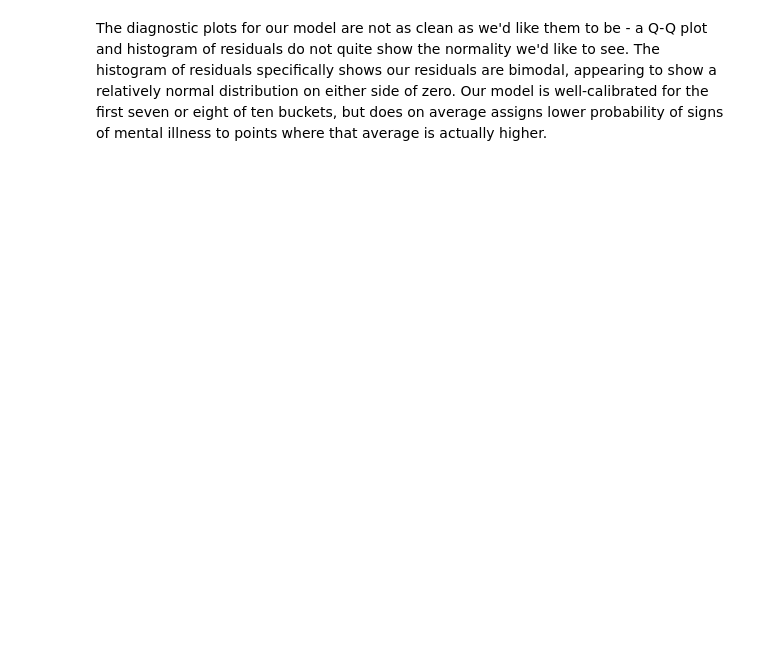
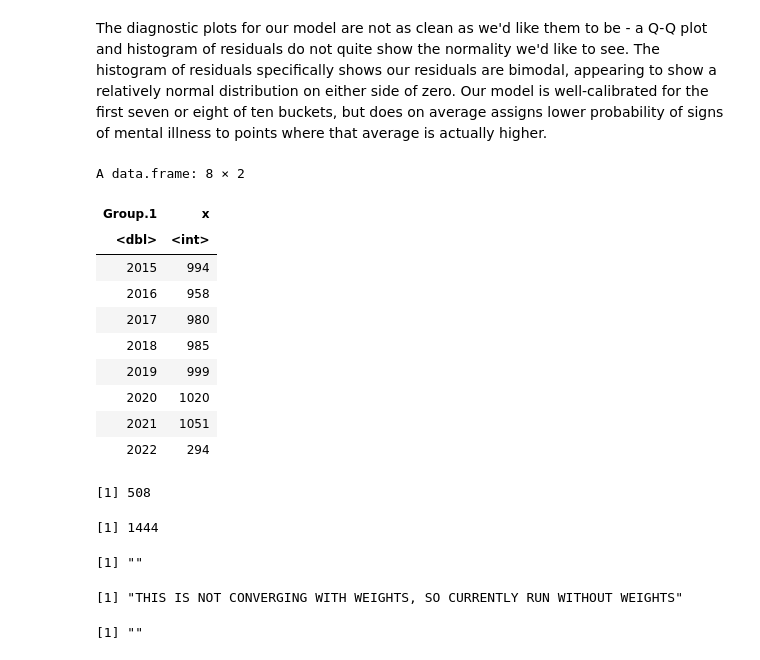
Before and after one commit to spacegoat1/data2020_project, a Jupyter notebook: 2_model_selection.ipynb, the cells around one changed output. Cells and saved outputs as stored; diff of their text form; code cells hidden in the pictures; blank space fills up the shorter version.

Commit message:
split batches

```diff
--- a/2_model_selection.ipynb
+++ b/2_model_selection.ipynb
@@ -183,7 +202,4 @@ names(data)
 
 pos_prop = 1575/(1575 + 5706) # proportion of records where the response variable is positive
 neg_prop = 1 - pos_prop
-response_weights <- ifelse(data$signs_of_mental_illness == 1, 1/pos_prop, 1/neg_prop)
-model_overall <- glmer(signs_of_mental_illness ~ armed + age + gender + race + flee + body_camera + (1|state),
-                    data=data, family="binomial", weights=response_weights)
-summary(model_overall)
+response_weights <- ifelse(data$signs_of_mental_illness == 'True', 1/pos_prop, 1/neg_prop)
@@ -346,4 +576,20 @@ The diagnostic plots for our model are not as clean as we'd like them to be - a
 # %%
 #  2. Once this final model has been decided, split the data into batches by year, and fit the model to each batch individually
 #     + Compare coefficients of fitted models across batches to interpret how things are changing/staying the same over time
 #     + Also check goodness of fit and residuals for each batch
+
+data = data %>% mutate(yr = year(date))
+data$rw = response_weights
+aggregate(data$yr, by=list(data$yr), FUN=length)
+# %% [output]
+A data.frame: 8 × 2
+| Group.1 | x |
+| <dbl> | <int> |
+| 2015 | 994 |
+| 2016 | 958 |
+| 2017 | 980 |
+| 2018 | 985 |
+| 2019 | 999 |
+| 2020 | 1020 |
+| 2021 | 1051 |
+| 2022 | 294 |
@@ -349,0 +613,29 @@ The diagnostic plots for our model are not as clean as we'd like them to be - a
+# %%
+get_pos_weight <- function(smi) {
+    pos_count = length(smi[smi == 'True'])
+    return (pos_count/(length(smi)))
+}
+
+
+length(batch_1$signs_of_mental_illness[batch_1$signs_of_mental_illness == 'True'])
+length(batch_1$signs_of_mental_illness[batch_1$signs_of_mental_illness == 'False'])
+# %% [output]
+[1] 508
+[1] 1444
+# %%
+# Fitting models
+
+""
+"THIS IS NOT CONVERGING WITH WEIGHTS, SO CURRENTLY RUN WITHOUT WEIGHTS"
+""
+pos_wt = get_pos_weight(batch_1$signs_of_mental_illness)
+neg_wt = 1 - pos_wt
+b1_weights <- ifelse(batch_1$signs_of_mental_illness == 'True', 1/pos_wt, 1/neg_wt)
+
+
+model1 <- glmer(signs_of_mental_illness ~ armed + age + gender + race + flee + body_camera + (1|state),
+            data=batch_1, family="binomial")
+# %% [output]
+[1] ""
+[1] "THIS IS NOT CONVERGING WITH WEIGHTS, SO CURRENTLY RUN WITHOUT WEIGHTS"
+[1] ""
```
Also changed, not shown: parts of 13 cells of this notebook.
